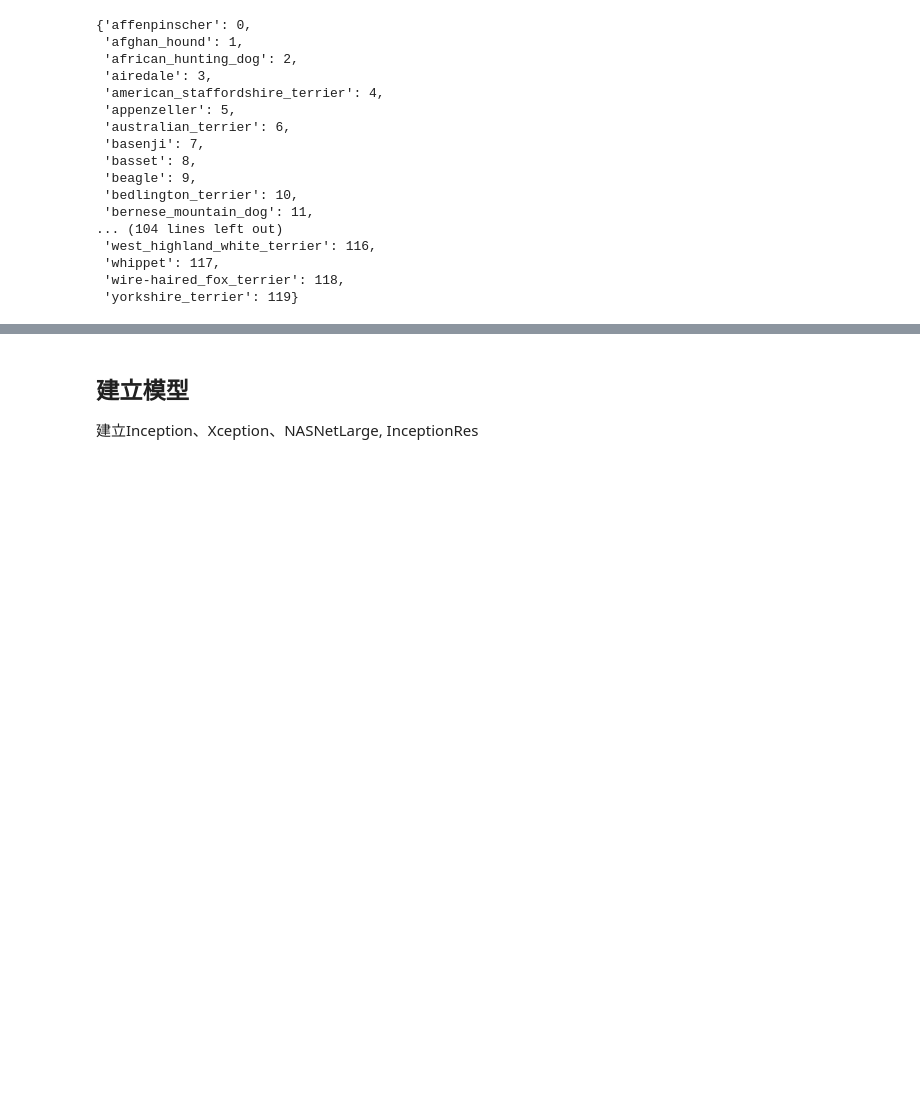
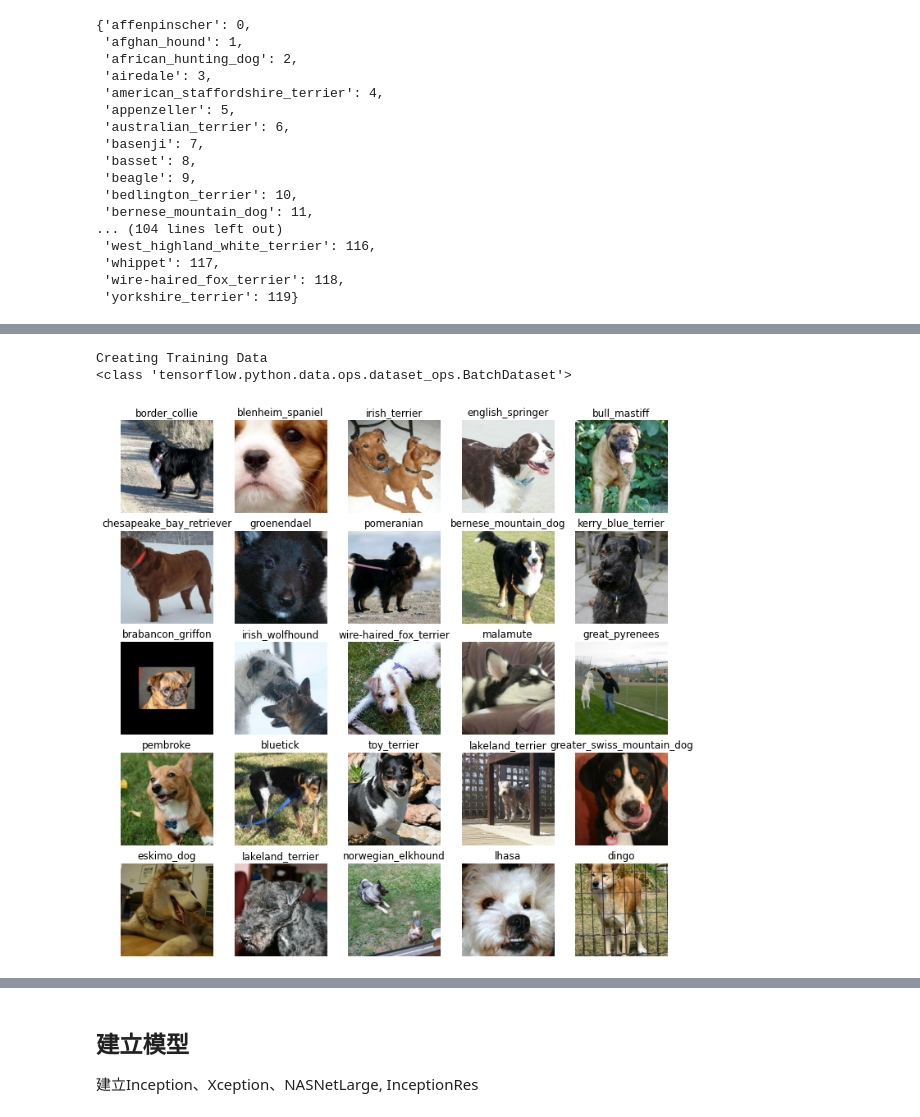
Before and after one commit to RyanCCC/yolo-series, a Jupyter notebook: 图像细粒度分类.ipynb, the cells around one changed output, grey strips where cells are left out. Drawn from its saved outputs; the diff is of its cells as text; code cells hidden in the pictures; blank space fills up the shorter version.

```diff
--- a/图像细粒度分类.ipynb
+++ b/图像细粒度分类.ipynb
@@ -97,0 +98,13 @@ runtime in seconds: 15.742738962173462
+# %%
+img_size = (331, 331, 3)
+def images_to_array(directory, label_dataframe):
+    image_labels = label_dataframe['breed']
+    images = label_dataframe['id']
+    # images = np.zeros([len(label_dataframe), target_size[0], target_size[1], target_size[2]],dtype=np.uint8)
+    y = np.zeros([len(label_dataframe),1],dtype = np.uint8)
+    for ix, image_name in enumerate(label_dataframe['id'].values):
+        dog_breed = image_labels[ix]
+        y[ix] = class_to_num[dog_breed]
+    y = to_categorical(y)
+    filenames = [os.path.join(directory, img+'.jpg') for img in label_dataframe['id'] ]
+    return filenames, y
@@ -98,3 +163,37 @@ runtime in seconds: 15.742738962173462
+# %%
+X_train, Y_train = images_to_array(image_path, labels[:])
+# train_data = tf.data.Dataset.from_tensor_slices((X_train,Y_train)).shuffle(buffer_size = len(X_train))
+# img = preprocess_img(X_train[0], img_size)
+# img.show()
+train_data = create_data_batches(X_train, Y_train)
+print(type(train_data))
+# %% [output]
+Creating Training Data
+<class 'tensorflow.python.data.ops.dataset_ops.BatchDataset'>
+# %%
+# Batch形式展示数据
+import matplotlib.pyplot as plt
+num_to_class = {v : k for k, v in class_to_num.items()}
+def show_images(images, label):
+    """
+    Display 25 Images with labels.
+    """
+    #Setup the figure
+    plt.figure(figsize = (12,12))
+    for i in range(0,25):
+        ax = plt.subplot(5, 5, i+1)
+
+        plt.imshow(images[i])
+
+        plt.title(num_to_class[np.argmax(label[i])])
+
+        plt.axis("off")
+# %%
+# Visualize training images from the training data batch
+train_images, train_labels = next(train_data.as_numpy_iterator())
+show_images(train_images, train_labels)
+# %% [output]
+[figure, added]
 # %%
 # 展示数据
 import matplotlib.pyplot as plt
```
Also changed, not shown: parts of 4 cells of this notebook.
